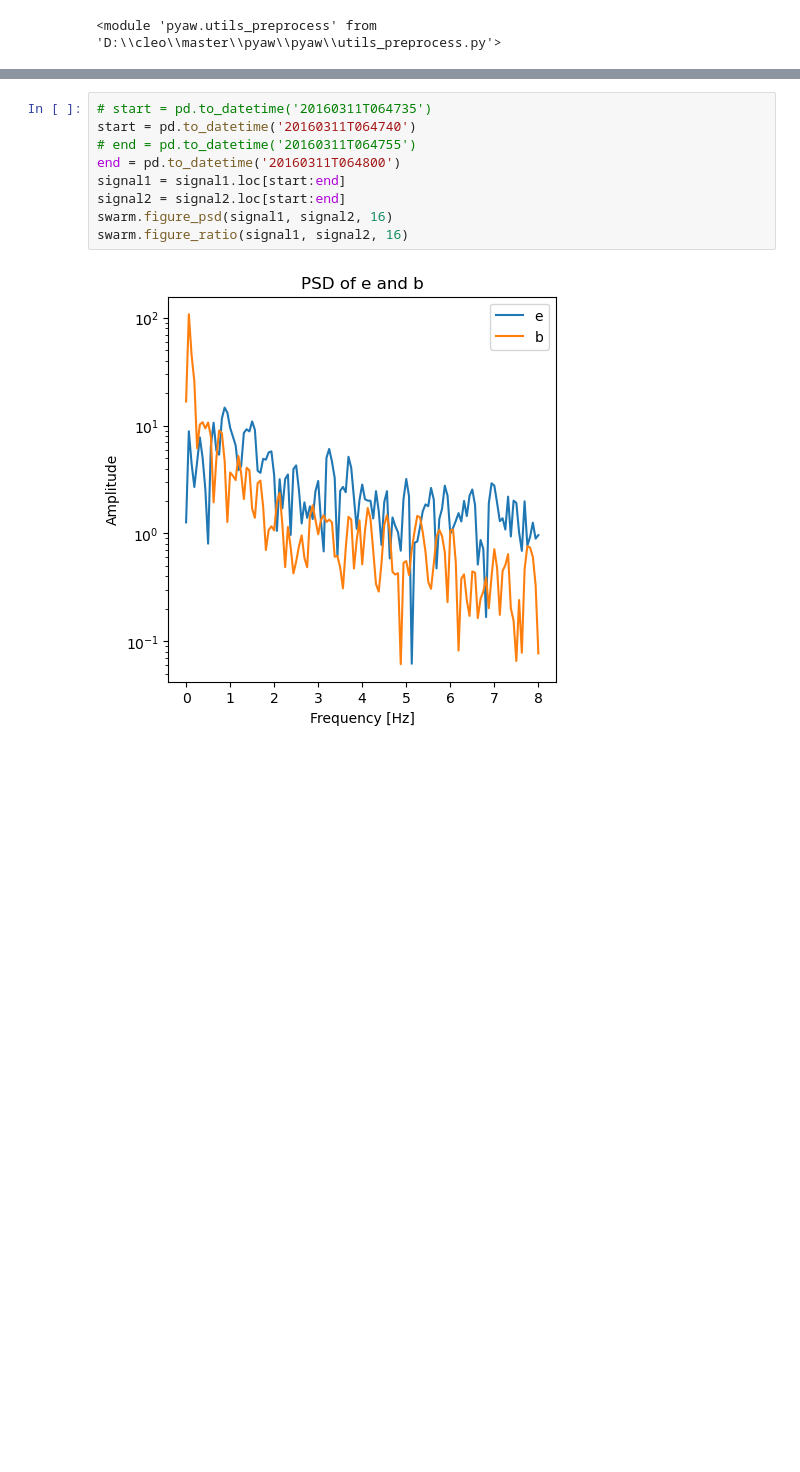
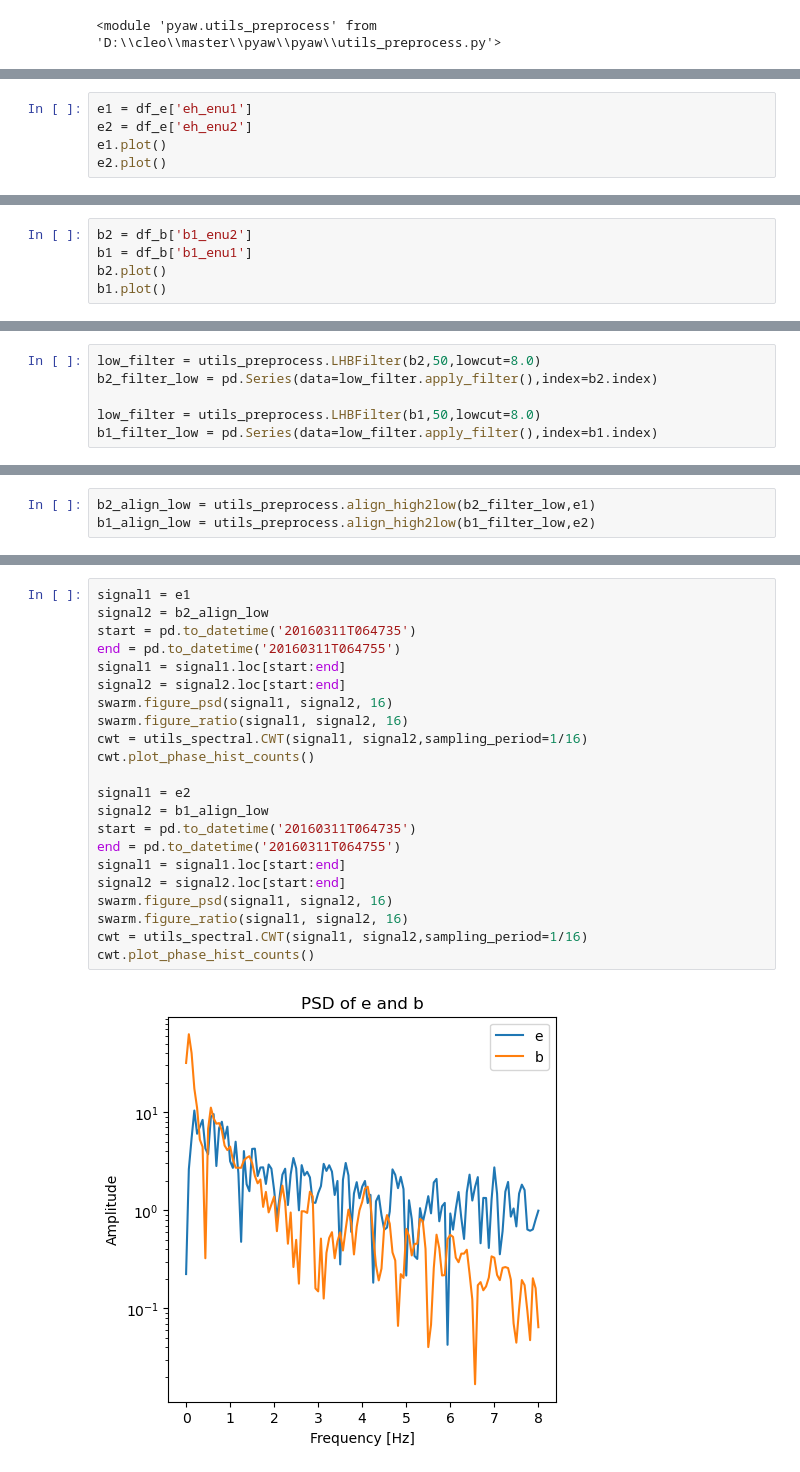
Before and after one commit to cleo24621/pyaw, a Jupyter notebook: swarm_main.ipynb, the cells around one changed output, grey strips where cells are left out. Drawn from its saved outputs; the diff is of its cells as text; blank space fills up the shorter version.

```diff
--- a/swarm_main.ipynb
+++ b/swarm_main.ipynb
@@ -73,0 +54,5 @@ signal2 = b_align
+# %%
+e1 = df_e['eh_enu1']
+e2 = df_e['eh_enu2']
+e1.plot()
+e2.plot()
@@ -73,0 +62,5 @@ signal2 = b_align
+# %%
+b2 = df_b['b1_enu2']
+b1 = df_b['b1_enu1']
+b2.plot()
+b1.plot()
@@ -73,0 +96,6 @@ signal2 = b_align
+# %%
+low_filter = utils_preprocess.LHBFilter(b2,50,lowcut=8.0)
+b2_filter_low = pd.Series(data=low_filter.apply_filter(),index=b2.index)
+
+low_filter = utils_preprocess.LHBFilter(b1,50,lowcut=8.0)
+b1_filter_low = pd.Series(data=low_filter.apply_filter(),index=b1.index)
@@ -73,0 +108,3 @@ signal2 = b_align
+# %%
+b2_align_low = utils_preprocess.align_high2low(b2_filter_low,e1)
+b1_align_low = utils_preprocess.align_high2low(b1_filter_low,e2)
@@ -74,11 +160,24 @@ signal2 = b_align
 # %%
-# start = pd.to_datetime('20160311T064735')
-start = pd.to_datetime('20160311T064740')
-# end = pd.to_datetime('20160311T064755')
-end = pd.to_datetime('20160311T064800')
+signal1 = e1
+signal2 = b2_align_low
+start = pd.to_datetime('20160311T064735')
+end = pd.to_datetime('20160311T064755')
 signal1 = signal1.loc[start:end]
 signal2 = signal2.loc[start:end]
 swarm.figure_psd(signal1, signal2, 16)
 swarm.figure_ratio(signal1, signal2, 16)
+cwt = utils_spectral.CWT(signal1, signal2,sampling_period=1/16)
+cwt.plot_phase_hist_counts()
+
+signal1 = e2
+signal2 = b1_align_low
+start = pd.to_datetime('20160311T064735')
+end = pd.to_datetime('20160311T064755')
+signal1 = signal1.loc[start:end]
+signal2 = signal2.loc[start:end]
+swarm.figure_psd(signal1, signal2, 16)
+swarm.figure_ratio(signal1, signal2, 16)
+cwt = utils_spectral.CWT(signal1, signal2,sampling_period=1/16)
+cwt.plot_phase_hist_counts()
 # %% [output]
-[figure, old version]
+[figure, new version]
```
Also changed, not shown: parts of 32 cells of this notebook, 11 other files.
